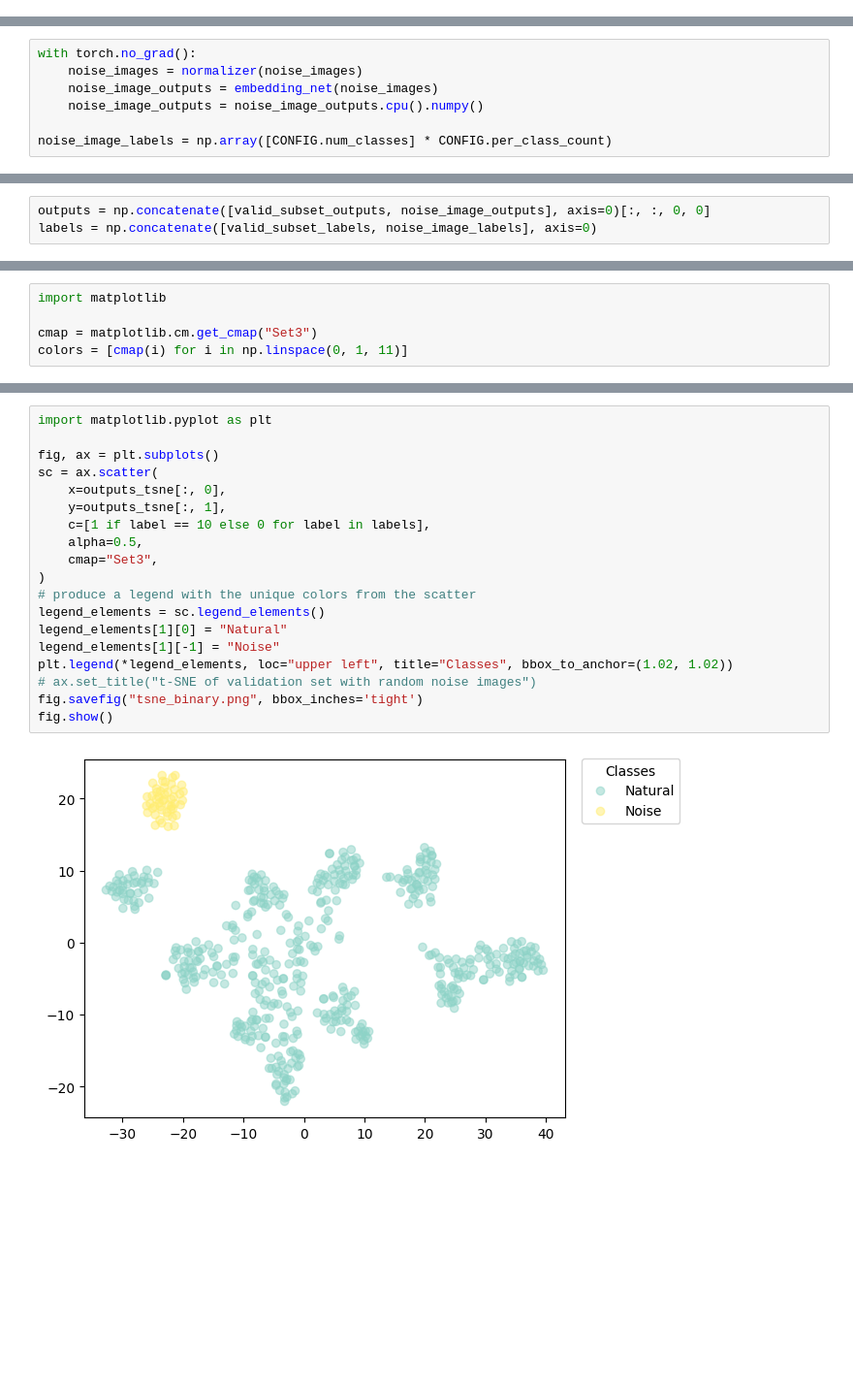
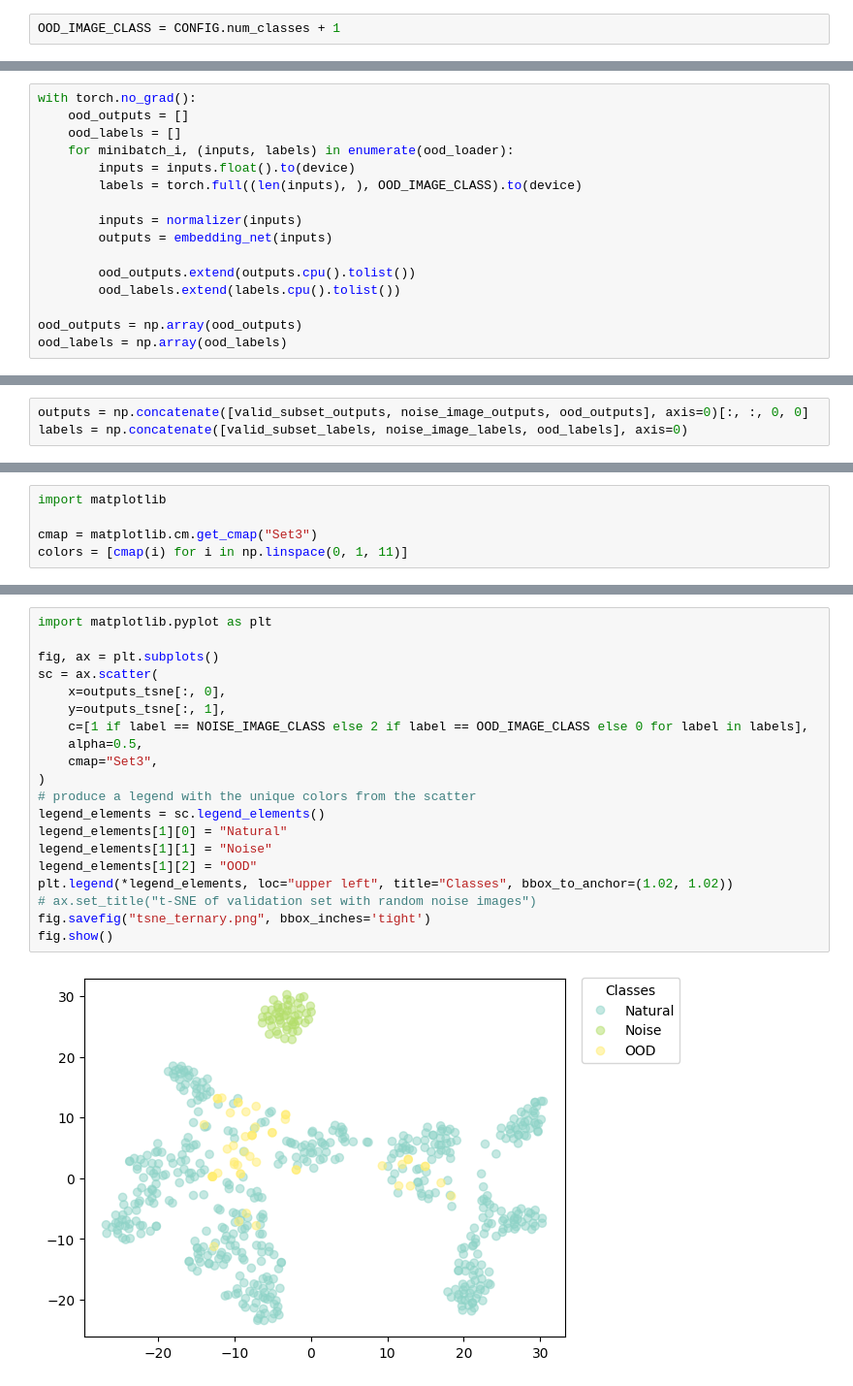
Before and after one commit to seungjaeryanlee/pure-noise, a Jupyter notebook: analysis_tsne.ipynb, the cells around one changed output, grey strips where cells are left out. Shown at 97% size. Drawn from its saved outputs; the diff is of its cells as text; blank space fills up the shorter version.

Commit message:
Add OOD images to tSNE

```diff
--- a/analysis_tsne.ipynb
+++ b/analysis_tsne.ipynb
@@ -101,0 +117,2 @@ noise_images = noise_images.to(device)
+# %%
+OOD_IMAGE_CLASS = CONFIG.num_classes + 1
@@ -101,0 +138,16 @@ noise_images = noise_images.to(device)
+# %%
+with torch.no_grad():
+    ood_outputs = []
+    ood_labels = []
+    for minibatch_i, (inputs, labels) in enumerate(ood_loader):
+        inputs = inputs.float().to(device)
+        labels = torch.full((len(inputs), ), OOD_IMAGE_CLASS).to(device)
+
+        inputs = normalizer(inputs)
+        outputs = embedding_net(inputs)
+
+        ood_outputs.extend(outputs.cpu().tolist())
+        ood_labels.extend(labels.cpu().tolist())
+
+ood_outputs = np.array(ood_outputs)
+ood_labels = np.array(ood_labels)
@@ -125,7 +176,0 @@ Files already downloaded and verified
-# %%
-with torch.no_grad():
-    noise_images = normalizer(noise_images)
-    noise_image_outputs = embedding_net(noise_images)
-    noise_image_outputs = noise_image_outputs.cpu().numpy()
-
-noise_image_labels = np.array([CONFIG.num_classes] * CONFIG.per_class_count)
@@ -176,8 +215,8 @@ valid_subset_outputs.shape, valid_subset_labels.shape
 # %% [markdown]
 ## Run TSNE
 # %%
-outputs = np.concatenate([valid_subset_outputs, noise_image_outputs], axis=0)[:, :, 0, 0]
-labels = np.concatenate([valid_subset_labels, noise_image_labels], axis=0)
+outputs = np.concatenate([valid_subset_outputs, noise_image_outputs, ood_outputs], axis=0)[:, :, 0, 0]
+labels = np.concatenate([valid_subset_labels, noise_image_labels, ood_labels], axis=0)
 # %%
 from sklearn.manifold import TSNE
 
@@ -212,21 +252,22 @@ fig.show()
 # %%
 import matplotlib.pyplot as plt
 
 fig, ax = plt.subplots()
 sc = ax.scatter(
     x=outputs_tsne[:, 0],
     y=outputs_tsne[:, 1],
-    c=[1 if label == 10 else 0 for label in labels],
+    c=[1 if label == NOISE_IMAGE_CLASS else 2 if label == OOD_IMAGE_CLASS else 0 for label in labels],
     alpha=0.5,
     cmap="Set3",
 )
 # produce a legend with the unique colors from the scatter
 legend_elements = sc.legend_elements()
 legend_elements[1][0] = "Natural"
-legend_elements[1][-1] = "Noise"
+legend_elements[1][1] = "Noise"
+legend_elements[1][2] = "OOD"
 plt.legend(*legend_elements, loc="upper left", title="Classes", bbox_to_anchor=(1.02, 1.02))
 # ax.set_title("t-SNE of validation set with random noise images")
-fig.savefig("tsne_binary.png", bbox_inches='tight')
+fig.savefig("tsne_ternary.png", bbox_inches='tight')
 fig.show()
 # %% [output]
-[figure, old version]
+[figure, new version]
```
Also changed, not shown: parts of 13 cells of this notebook.
